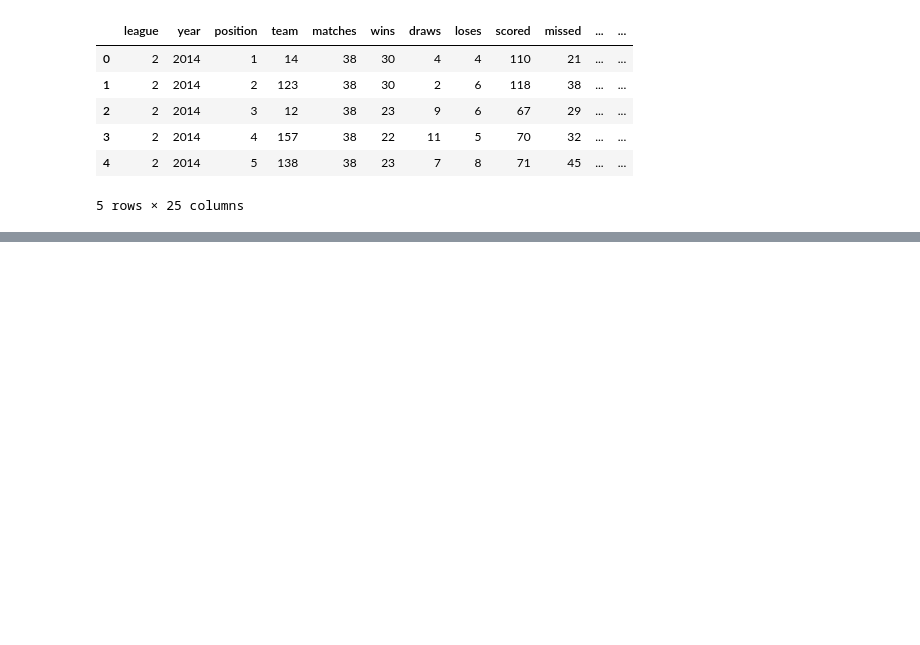
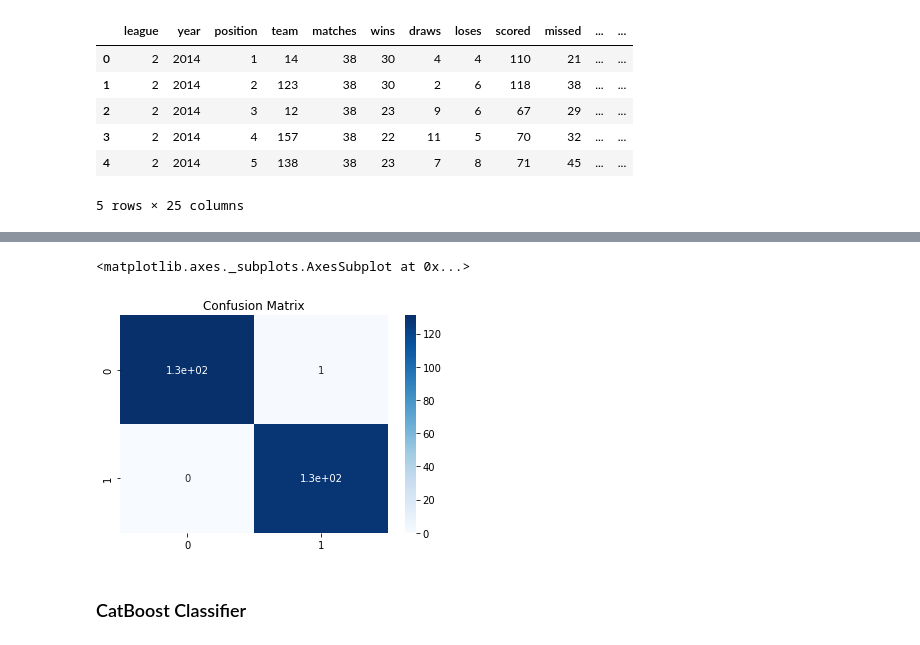
Before and after one commit to nafsahmad/Expected-Goals-and-Other-Metrics, a Jupyter notebook: Modeling.ipynb, the cells around one changed output, grey strips where cells are left out. Saved outputs shown, nothing was run; the diff lists cells and outputs as text; code cells hidden in the pictures; blank space fills up the shorter version.

```diff
--- a/Modeling.ipynb
+++ b/Modeling.ipynb
@@ -118,3 +212,13 @@ F1_score on Extra Tree Classifier is: 0.6886363636363637
+# %%
+Confusion_mat=confusion_matrix(y_test,etc_pred)
+fig,ax=plt.subplots(figsize=(6,4))
+plt.title("Confusion Matrix")
+sns.heatmap(Confusion_mat, annot=True, cmap="Blues")
+# %% [output]
+<matplotlib.axes._subplots.AxesSubplot at 0x...>
+[figure, added]
+# %% [markdown]
+### CatBoost Classifier
 # %%
 cat = CatBoostClassifier()
 cat.fit(x_train, y_train)
```
Also changed, not shown: parts of 54 cells of this notebook.
